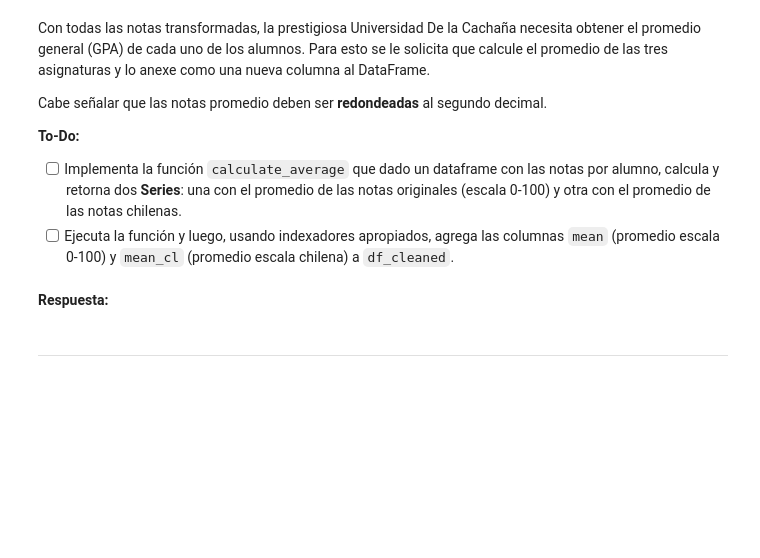
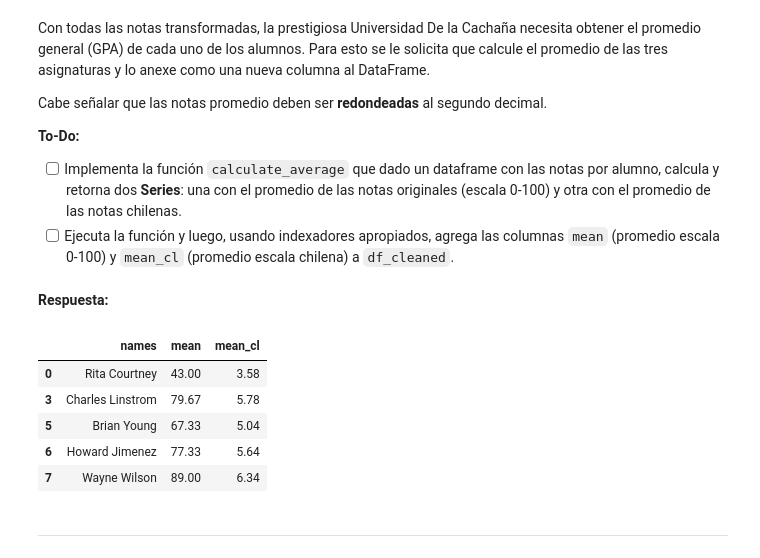
Before and after one commit to matisweet/MDS7202, a Jupyter notebook: labs/lab-3/Lab3_Enunciado.ipynb, the cells around one changed output. Drawn from its saved outputs; the diff is of its cells as text; code cells hidden in the pictures; blank space fills up the shorter version.

```diff
--- a/labs/lab-3/Lab3_Enunciado.ipynb
+++ b/labs/lab-3/Lab3_Enunciado.ipynb
@@ -204,11 +461,32 @@ Cabe señalar que las notas promedio deben ser **redondeadas** al segundo decima
 - [ ] Ejecuta la función y luego, usando indexadores apropiados, agrega las columnas `mean` (promedio escala 0-100) y `mean_cl` (promedio escala chilena) a `df_cleaned`.
 # %% [markdown]
 **Respuesta:**
-# %%
-# En esta celda implementa la operación solicitada
-def calculate_average(df: pd.DataFrame) -> pd.Series: ...
+# %%
+# En esta celda implementa la operación solicitada
+def calculate_average(df: pd.DataFrame) -> tuple[pd.Series, pd.Series]:
+    # Seleccionamos las columnas originales y sacamos el promedio por fila (axis=1), redondeando a 2
+    promedio_original = df[['math_score', 'reading_score', 'writing_score']].mean(axis=1).round(2)
+    # Hacemos lo mismo para las columnas con las notas en escala chilena
+    promedio_cl = df[['math_score_cl', 'reading_score_cl', 'writing_score_cl']].mean(axis=1).round(2)
+    # Retornamos ambas series se pide
+    return promedio_original, promedio_cl
 # %%
 # En esta celda ejecuta la función y luego usa indexadores para agregar la nueva columna al dataframe limpio
+mean_orig, mean_chilena = calculate_average(df_cleaned)
+
+# Agregamos las columnas 'mean' y 'mean_cl' al dataframe
+df_cleaned['mean'] = mean_orig
+df_cleaned['mean_cl'] = mean_chilena
+
+# Visualizamos el resultado para asegurarnos de que quedó bien
+display(df_cleaned[['names', 'mean', 'mean_cl']].head())
+# %% [output]
+|  | names | mean | mean_cl |
+| 0 | Rita Courtney | 43.00 | 3.58 |
+| 3 | Charles Linstrom | 79.67 | 5.78 |
+| 5 | Brian Young | 67.33 | 5.04 |
+| 6 | Howard Jimenez | 77.33 | 5.64 |
+| 7 | Wayne Wilson | 89.00 | 6.34 |
 # %% [markdown]
 ---
 # %% [markdown]
```
Also changed, not shown: parts of 19 cells of this notebook.
